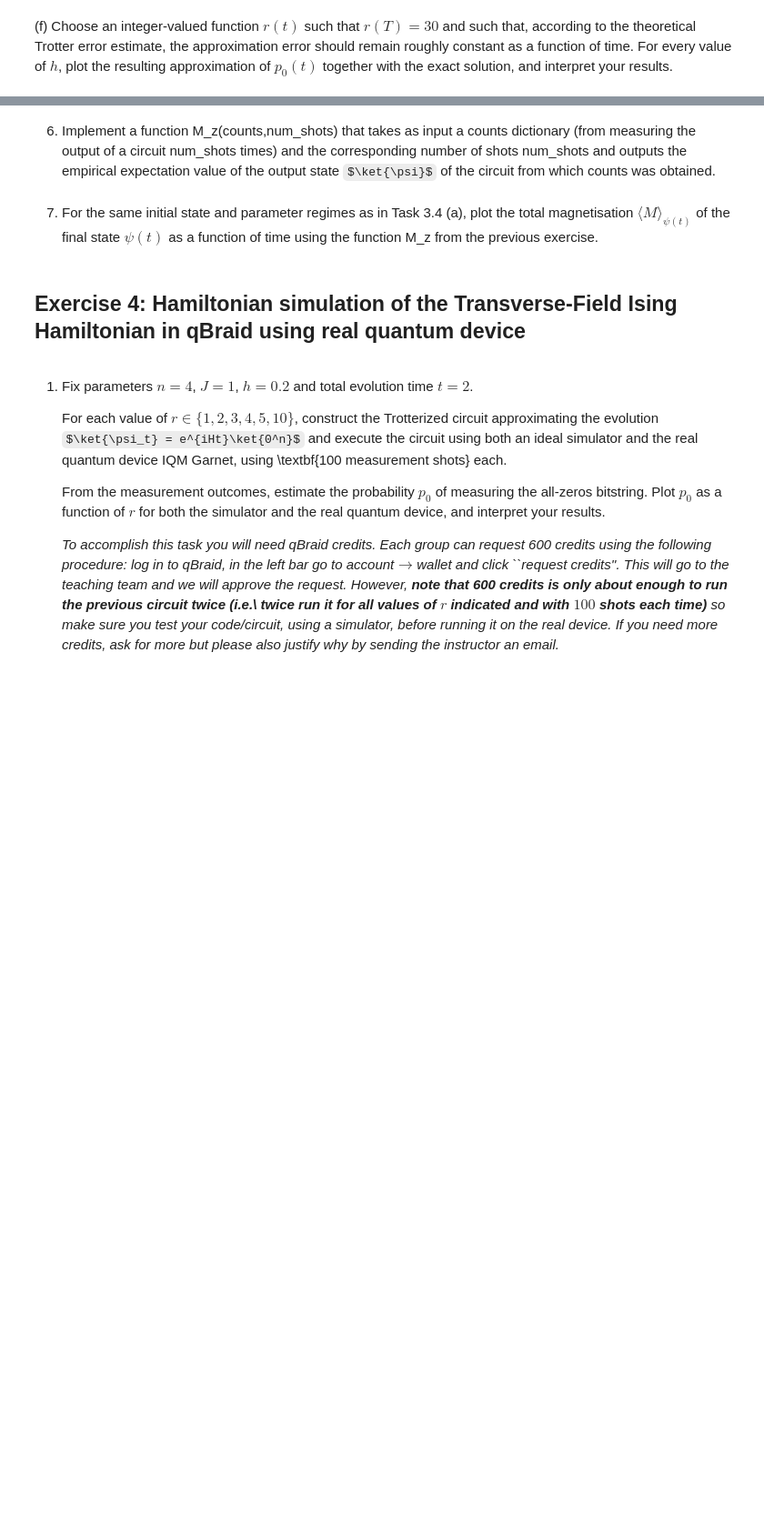
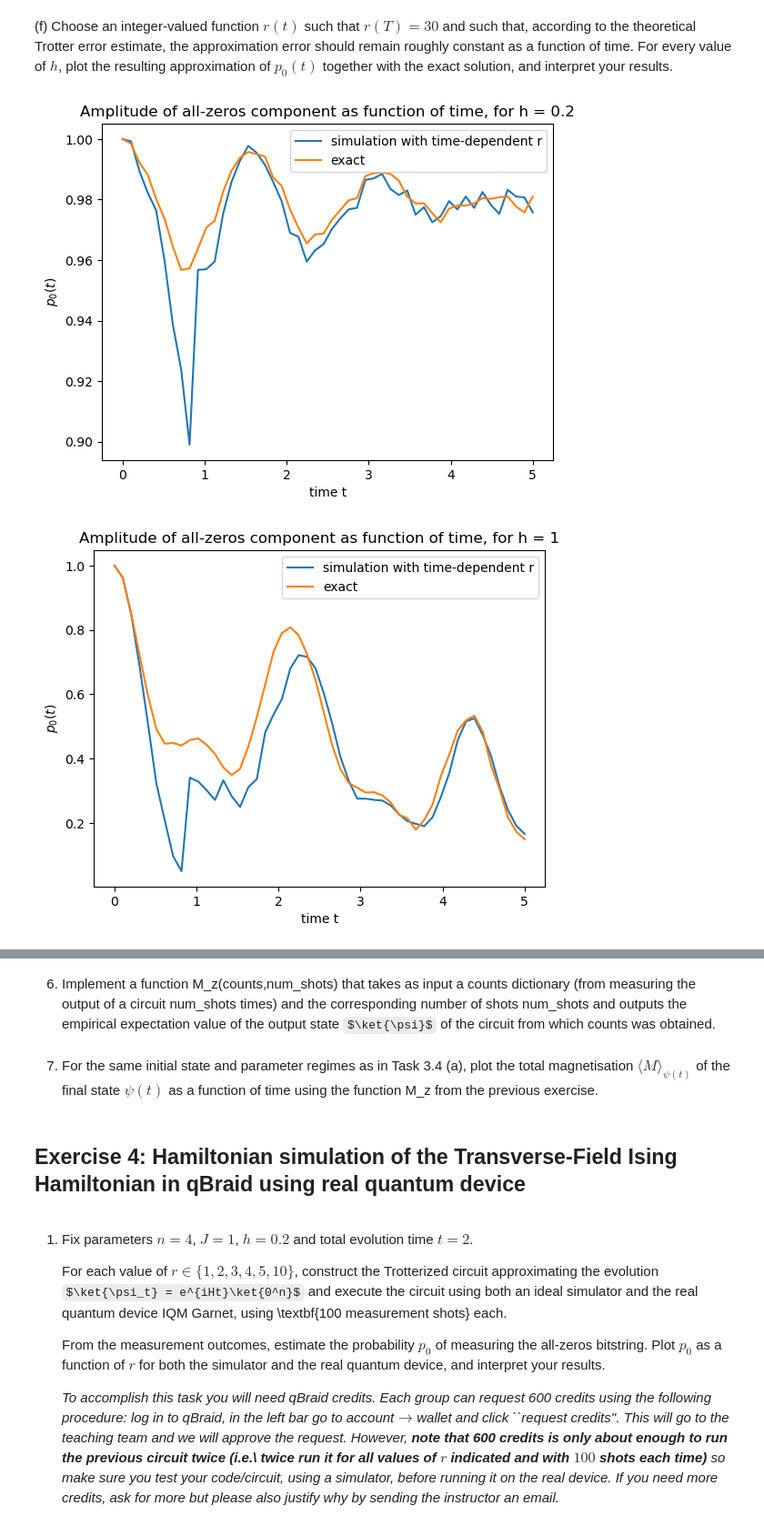
Before and after one commit to AACioffi/iqc-hamiltonian-simulation, a Jupyter notebook: part2/Trotterized_Hamiltonian_Simulation_Part_II_Template_v3.ipynb, the cells around one changed output, grey strips where cells are left out. Shown at 91% size. Cells and saved outputs as stored; diff of their text form; code cells hidden in the pictures; some formulas as TeX source; blank space fills up the shorter version.

```diff
--- a/part2/Trotterized_Hamiltonian_Simulation_Part_II_Template_v3.ipynb
+++ b/part2/Trotterized_Hamiltonian_Simulation_Part_II_Template_v3.ipynb
@@ -226,9 +231,12 @@ for h in h_values:
 # %% [markdown]
 (f) Choose an integer-valued function $r(t)$ such that $r(T)=30$ and such that, according to the theoretical Trotter error estimate, the approximation error should remain roughly constant as a function of time. For every value of $h$, plot the resulting approximation of $p_0(t)$ together with the exact solution, and interpret your results.
 # %%
-### YOUR CODE ###
 r_t = []
-#################
+# We see that taking r(t) = 30/25 * t^2 = 6/5 * t^2, we get r(T) = r(5) = 30/25 * 25 = 30 as desired.
+for tt in range(t_steps):
+    t_s = times[tt]
+    appended_r_t = max(1, int(np.ceil(6/5 * t_s**2))) # clip small values to 1
+    r_t.append(appended_r_t)
 
 counts_results_rt = {}
 
@@ -236,30 +244,37 @@ for h in h_values:
     counts = []
     for i in range(t_steps):
 
-        ### YOUR CODE ###
-        counts_t= ...
-        #################
+        qcirc_r_t = QuantumCircuit(n)
+        trotterized_Ising(n, J, h, qcirc_r_t, r_t[i], times[i])
+        qcirc_r_t.measure_all()
+        job = backend.run(qcirc_r_t, backend=backend, shots=num_shots, optimization_level=3)
+        result = job.result()
+        counts_t = result.get_counts(qcirc_r_t)
 
         counts.append(counts_t)
     counts_results_rt[h] = counts
 # %%
 # Plot your results
 for h in h_values:
     plt.title("Amplitude of all-zeros component as function of time, for h = " + str(h))
     plt.xlabel("time t")
     plt.ylabel("$p_0(t)$")
 
     counts = counts_results_rt[h]
 
-    ### YOUR CODE ###
     p0_t = []
-    #################
+    for tt in range(t_steps):
+        dict_r_t = counts[tt]
+        p0_t.append(get_p0(dict_r_t, num_shots))
 
     plt.plot(times,p0_t,label="simulation with time-dependent r")
 
     with open("p0_exact_results.json", "r") as f:
         p0_exact_results = json.load(f)
     plt.plot(times, p0_exact_results[str(h)], label = "exact")
 
     plt.legend()
     plt.show()
+# %% [output]
+[figure, added]
+[figure, added]
```
Also changed, not shown: parts of 4 cells of this notebook.
